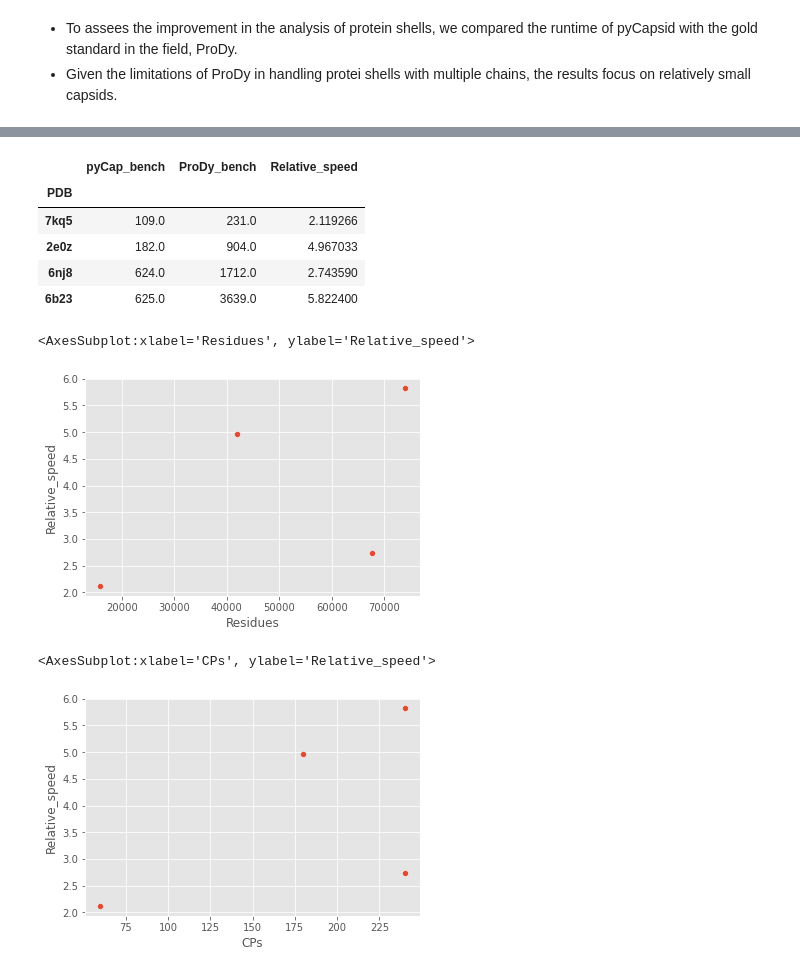
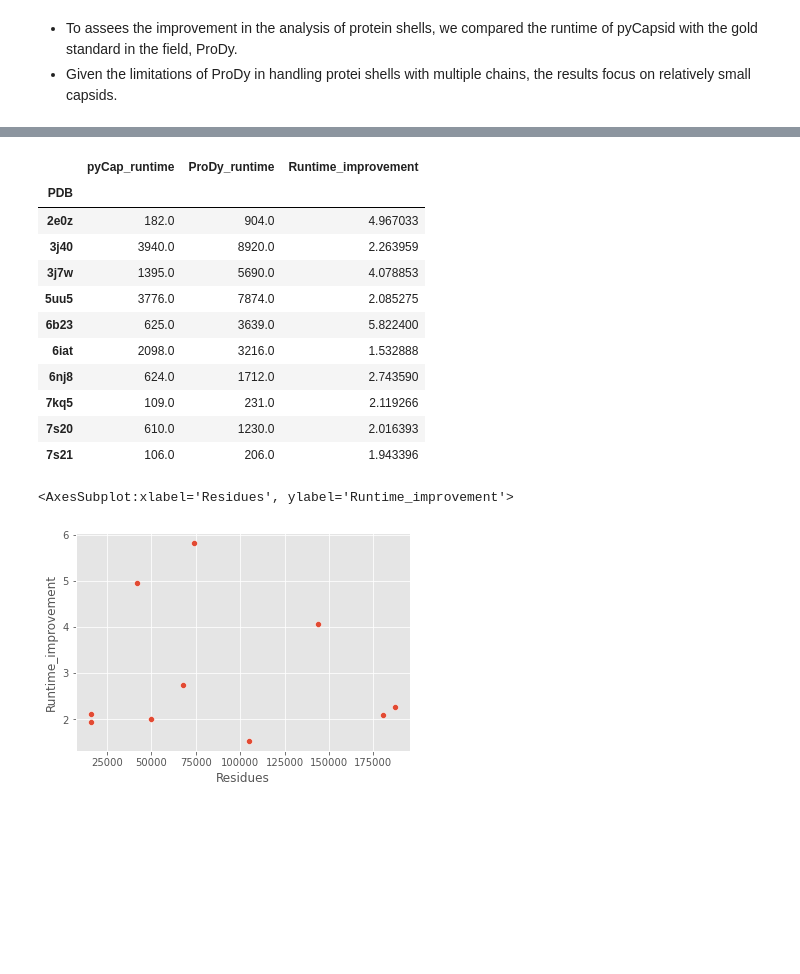
Before and after one commit to luquelab/pyCapsid, a Jupyter notebook: results/performance/pyCapsid_performance_analysis.ipynb, the cells around one changed output, grey strips where cells are left out. Saved outputs shown, nothing was run; the diff lists cells and outputs as text; code cells hidden in the pictures; blank space fills up the shorter version.

```diff
--- a/results/performance/pyCapsid_performance_analysis.ipynb
+++ b/results/performance/pyCapsid_performance_analysis.ipynb
@@ -415,5 +459,7 @@ plt.ylim(0,1)
 # %%
-# Capsids used in the benchmarking analysis
-df_data_bench = df_data[df_data['pyCap_bench'].notnull()]
-df_data_bench
+# Capsids used in the runtime benchmarking
+df_data_bench_run = df_data[df_data['pyCap_runtime'].notna()]
+#df_data_bench_run
+print(df_data_bench_run.index)
+print(len(df_data_bench_run))
 # %% [output]
@@ -448,7 +489,7 @@ plt.ylim(-100,4000)
 # %%
 # Obtain runtime improvement
 # Defined as runtime_Prody/runtime_pyCapsid = how much slower is ProDy = how much faster is pyCapsid
-df_data_bench['Relative_speed'] = df_data_bench.apply(lambda row: row['ProDy_bench']/row['pyCap_bench'], axis = 1)
+df_data_bench_run['Runtime_improvement'] = df_data_bench_run.apply(lambda row: row['ProDy_runtime']/row['pyCap_runtime'], axis = 1)
 # %% [output]
 A value is trying to be set on a copy of a slice from a DataFrame.
 Try using .loc[row_indexer,col_indexer] = value instead
@@ -468,21 +501,21 @@ df_data_bench
 # %%
-df_data_bench[['pyCap_bench','ProDy_bench','Relative_speed']]
+df_data_bench_run[['pyCap_runtime','ProDy_runtime','Runtime_improvement']]
 # %% [output]
-|  | pyCap_bench | ProDy_bench | Relative_speed |
+|  | pyCap_runtime | ProDy_runtime | Runtime_improvement |
 | PDB |  |  |  |
+| 2e0z | 182.0 | 904.0 | 4.967033 |
+| 3j40 | 3940.0 | 8920.0 | 2.263959 |
+| 3j7w | 1395.0 | 5690.0 | 4.078853 |
+| 5uu5 | 3776.0 | 7874.0 | 2.085275 |
+| 6b23 | 625.0 | 3639.0 | 5.822400 |
+| 6iat | 2098.0 | 3216.0 | 1.532888 |
+| 6nj8 | 624.0 | 1712.0 | 2.743590 |
 | 7kq5 | 109.0 | 231.0 | 2.119266 |
-| 2e0z | 182.0 | 904.0 | 4.967033 |
-| 6nj8 | 624.0 | 1712.0 | 2.743590 |
-| 6b23 | 625.0 | 3639.0 | 5.822400 |
+| 7s20 | 610.0 | 1230.0 | 2.016393 |
+| 7s21 | 106.0 | 206.0 | 1.943396 |
 # %%
 # Plot the runtime improvement based on residues
-sns.scatterplot(data = df_data_bench, x = 'Residues', y = 'Relative_speed')
+sns.scatterplot(data = df_data_bench_run, x = 'Residues', y = 'Runtime_improvement')
 # %% [output]
-<AxesSubplot:xlabel='Residues', ylabel='Relative_speed'>
+<AxesSubplot:xlabel='Residues', ylabel='Runtime_improvement'>
-[figure, old version]
+[figure, new version]
-# %%
-# Plot the runtime improvement based on number of proteins
-sns.scatterplot(data = df_data_bench, x = 'CPs', y = 'Relative_speed')
-# %% [output]
-<AxesSubplot:xlabel='CPs', ylabel='Relative_speed'>
-[figure, removed]
```
Also changed, not shown: parts of 34 cells of this notebook, 4 other files.
